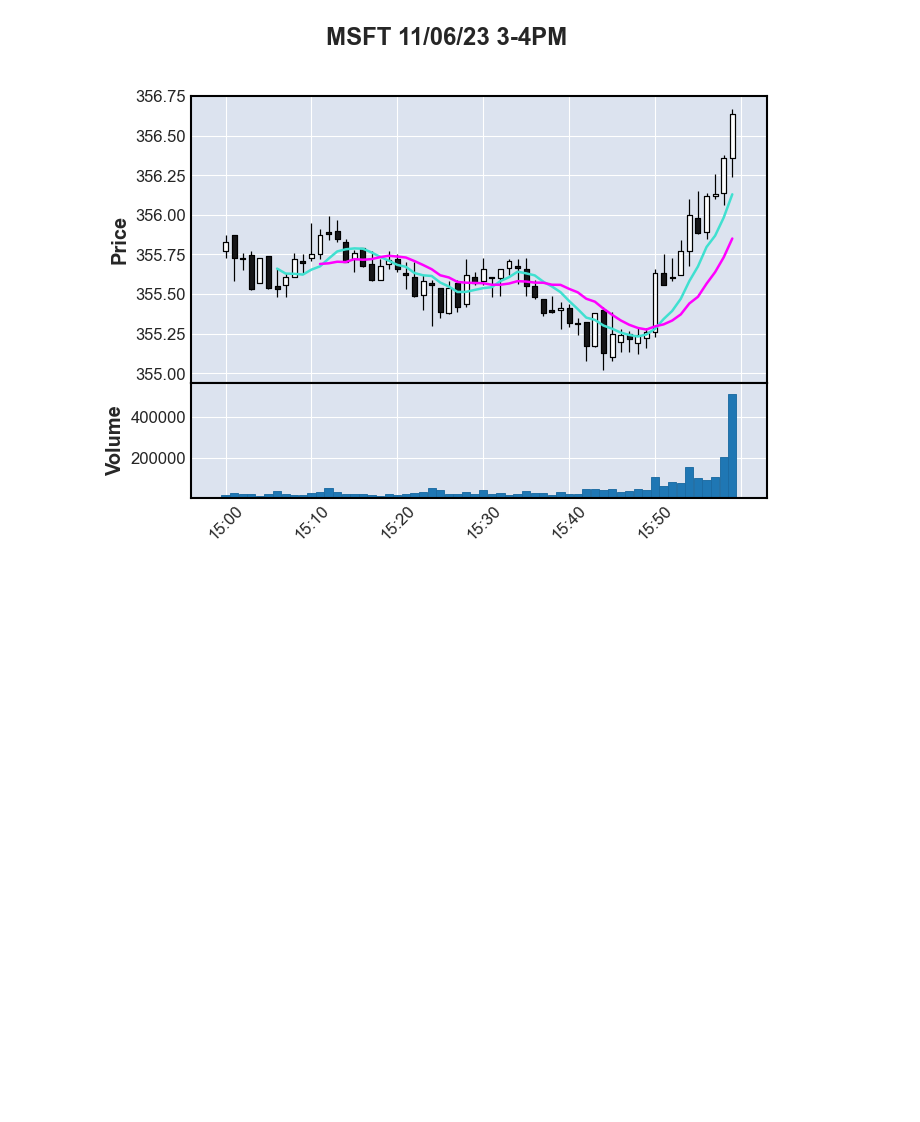
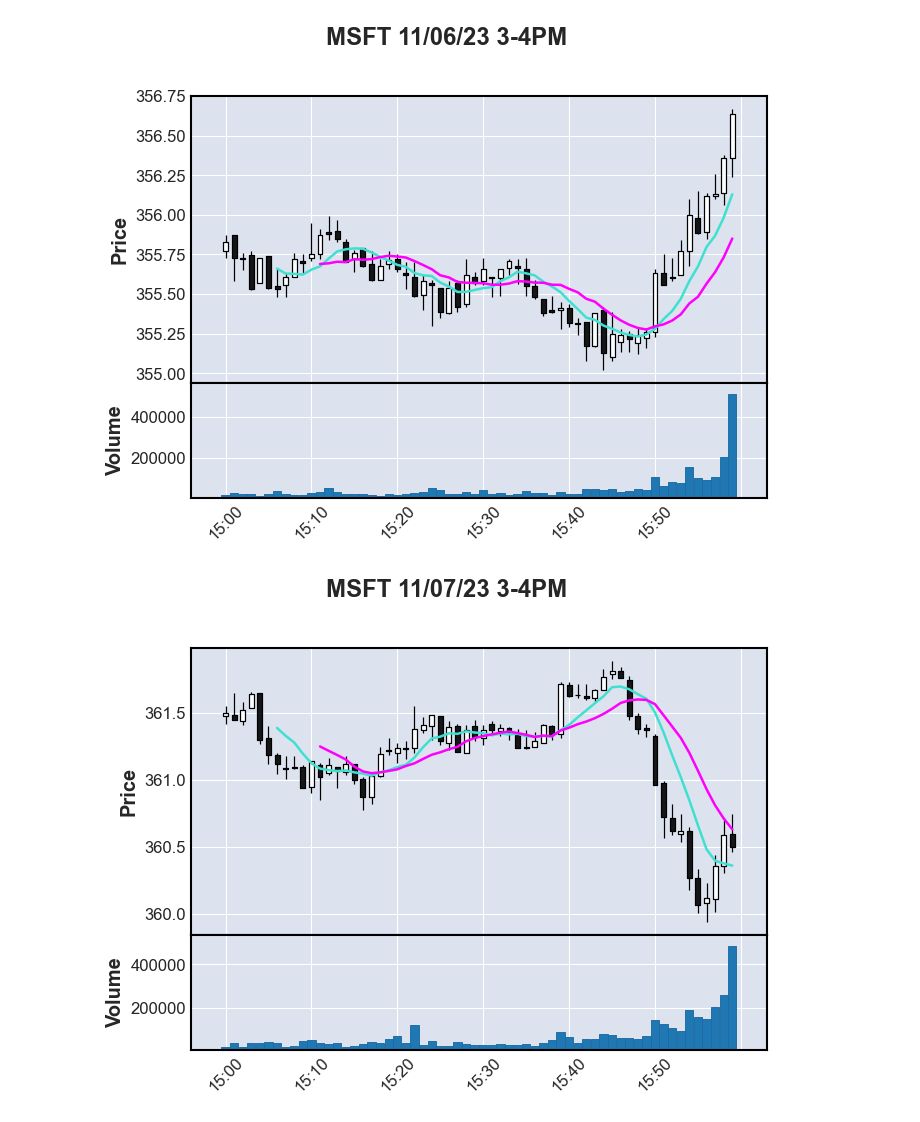
Before and after one commit to jfiengo/TickerVisualizations, a Jupyter notebook: FincanceViz.ipynb, the cells around one changed output. Drawn from its saved outputs; the diff is of its cells as text; code cells hidden in the pictures; blank space fills up the shorter version.

Commit message:
Added day 2 graph

```diff
--- a/FincanceViz.ipynb
+++ b/FincanceViz.ipynb
@@ -61,3 +61,8 @@ LastHour = MSFT_day1.loc['2023-11-06 15:00':'2023-11-06 16:00',:]
 mpf.plot(LastHour, type="candle", mav=(7,12), volume=True, title="MSFT 11/06/23 3-4PM")
 # %% [output]
 [figure]
+# %%
+LastHour = MSFT_day2.loc['2023-11-07 15:00':'2023-11-07 16:00',:]
+mpf.plot(LastHour, type="candle", mav=(7,12), volume=True, title="MSFT 11/07/23 3-4PM")
+# %% [output]
+[figure, added]
```
